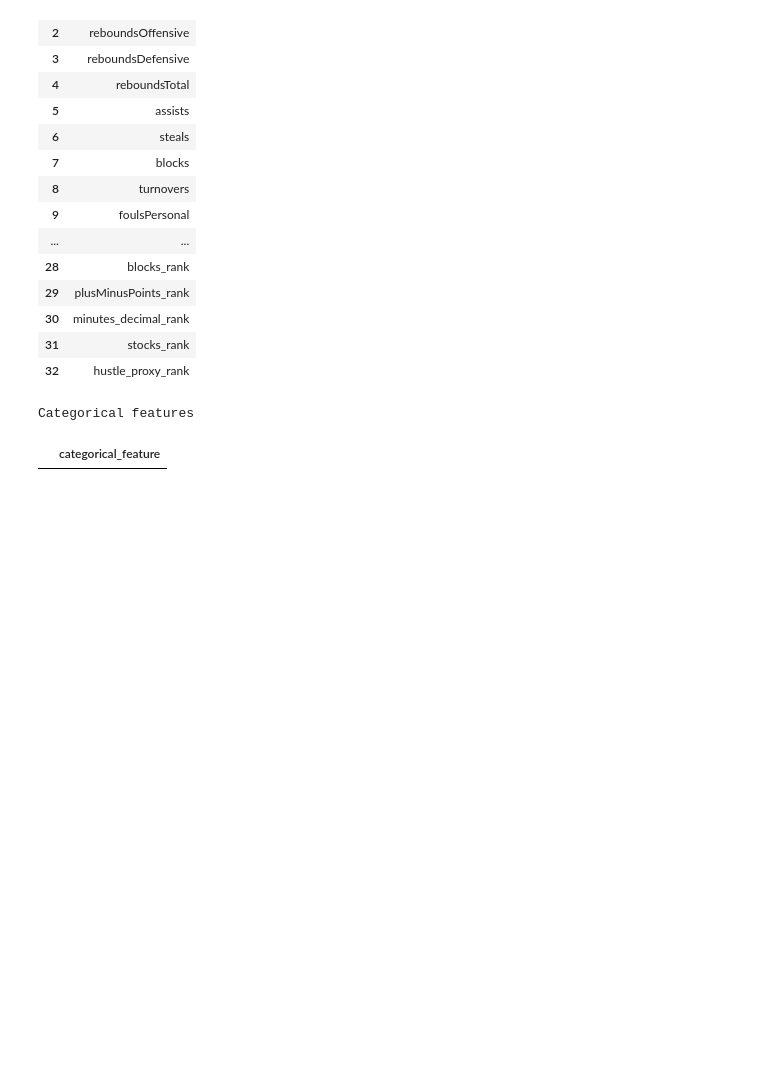
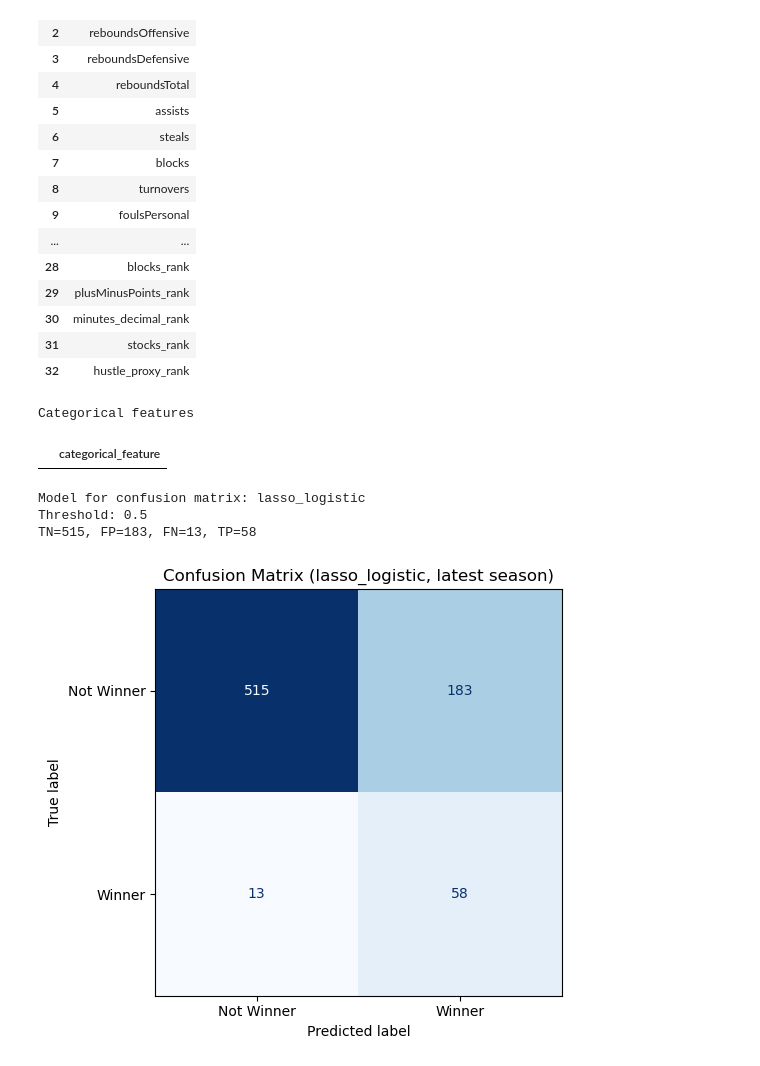
Before and after one commit to Tttaussig33/tommy-award-analysis, a Jupyter notebook: Ridge_Lasso_Logistic_Regression.ipynb, the cells around one changed output. Saved outputs shown, nothing was run; the diff lists cells and outputs as text; code cells hidden in the pictures; blank space fills up the shorter version.

Commit message:
Add confusion matrix to lasso logistic regression

```diff
--- a/Ridge_Lasso_Logistic_Regression.ipynb
+++ b/Ridge_Lasso_Logistic_Regression.ipynb
@@ -484,3 +484,41 @@ Numeric features
 | 32 | hustle_proxy_rank |
 Categorical features
 |  | categorical_feature |
+# %%
+# Confusion matrix for the top-ranked latest-season model.
+# This is row-level (player-game rows): Winner (1) vs Not Winner (0).
+import matplotlib.pyplot as plt
+from sklearn.metrics import ConfusionMatrixDisplay, confusion_matrix
+
+if "latest_ranked_df" not in globals() or "latest_scored_outputs" not in globals():
+    raise RuntimeError("Run the training/evaluation cells first so latest_ranked_df and latest_scored_outputs exist.")
+
+best_model_name = latest_ranked_df.iloc[0]["model"]
+cm_df = latest_scored_outputs[best_model_name].copy()
+
+y_true = cm_df["y"].astype(int)
+y_prob = cm_df["pred_prob"].clip(1e-6, 1 - 1e-6)
+y_pred = (y_prob >= PRED_THRESHOLD).astype(int)
+
+cm = confusion_matrix(y_true, y_pred, labels=[0, 1])
+tn, fp, fn, tp = cm.ravel()
+
+print(f"Model for confusion matrix: {best_model_name}")
+print(f"Threshold: {PRED_THRESHOLD}")
+print(f"TN={tn}, FP={fp}, FN={fn}, TP={tp}")
+
+fig, ax = plt.subplots(figsize=(6, 5))
+ConfusionMatrixDisplay(confusion_matrix=cm, display_labels=["Not Winner", "Winner"]).plot(
+    ax=ax,
+    cmap="Blues",
+    values_format="d",
+    colorbar=False,
+)
+ax.set_title(f"Confusion Matrix ({best_model_name}, latest season)")
+plt.tight_layout()
+plt.show()
+# %% [output]
+Model for confusion matrix: lasso_logistic
+Threshold: 0.5
+TN=515, FP=183, FN=13, TP=58
+[figure, added]
```
